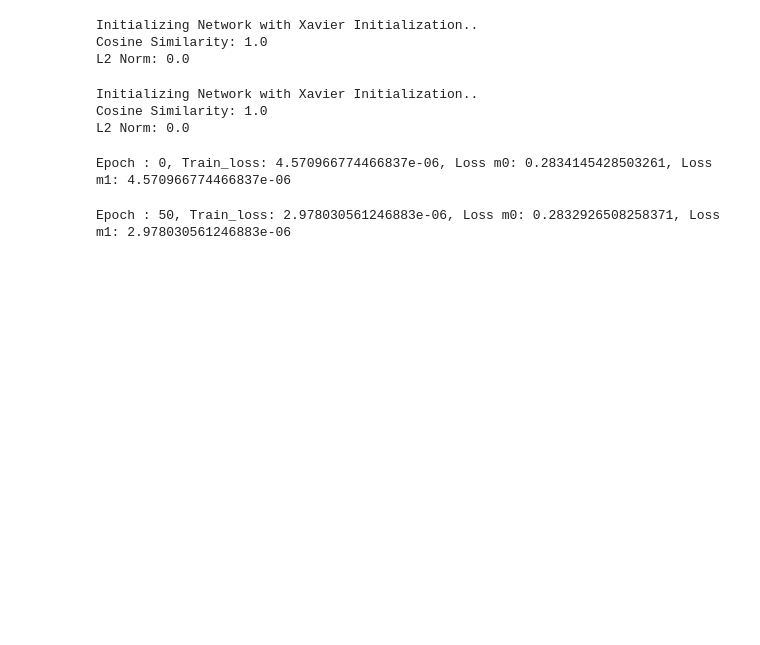
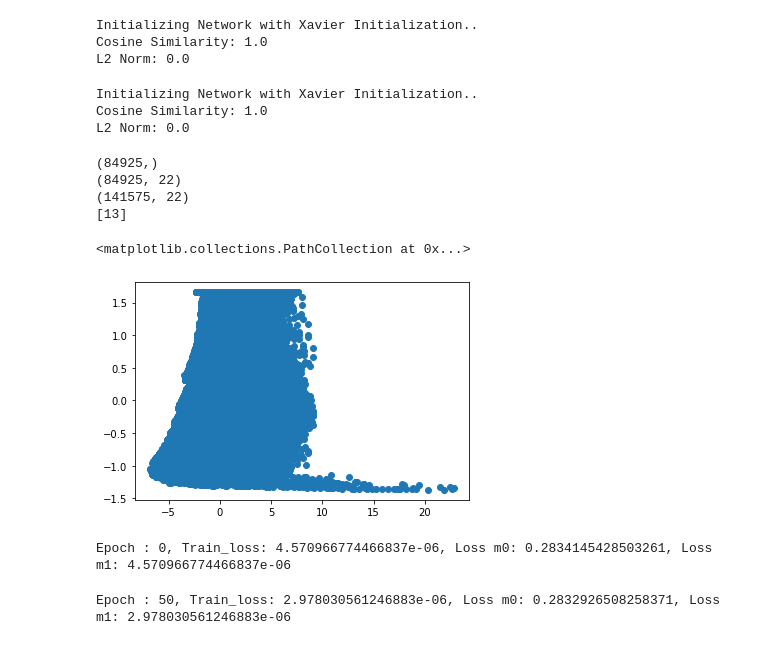
Before and after one commit to robertladwig/LakeModeling, a Jupyter notebook: 1D_HeatMixing_PGDL/MCL/Code_MCL_Project/LearnKz/Time_Finetune_HeatDiff_Observed_Temp.ipynb, the cells around one changed output. Drawn from its saved outputs; the diff is of its cells as text; code cells hidden in the pictures; blank space fills up the shorter version.

Commit message:
diffusivity test

```diff
--- a/1D_HeatMixing_PGDL/MCL/Code_MCL_Project/LearnKz/Time_Finetune_HeatDiff_Observed_Temp.ipynb
+++ b/1D_HeatMixing_PGDL/MCL/Code_MCL_Project/LearnKz/Time_Finetune_HeatDiff_Observed_Temp.ipynb
@@ -1131,6 +1131,31 @@ diffusivity_ = torch.cat(diffusivity, dim=0)
 #diffusivity_ = np.reshape(diffusivity_, (diffusivity_.shape[0]//depth_steps, depth_steps))
 
 #print(diffusivity_.shape)
+# %%
+diffusivity_ = torch.cat(diffusivity, dim=0)
+diffusivity_ = diffusivity_.flatten().detach().cpu().numpy()
+print(diffusivity_.shape)
+
+print(train_data.shape)
+print(data_df.shape)
+
+diff_input_columns = [ 'diffusivity']
+
+diff_input_column_ix = [data_df.columns.get_loc(column) for column in diff_input_columns]
+
+print(diff_input_column_ix)
+
+mean_diff = torch.tensor(input_mean[m1_input_column_ix[13]]).to(device)
+std_diff = torch.tensor(input_std[m1_input_column_ix[13]]).to(device)
+
+plt.scatter(diffusivity_ , train_data[:, diff_input_column_ix])
+# %% [output]
+(84925,)
+(84925, 22)
+(141575, 22)
+[13]
+<matplotlib.collections.PathCollection at 0x...>
+[figure, added]
 # %%
 # Unfreeze diffusion model and finetune it on projected diffusivities
 # %%
```
Also changed, not shown: 1 other file.
